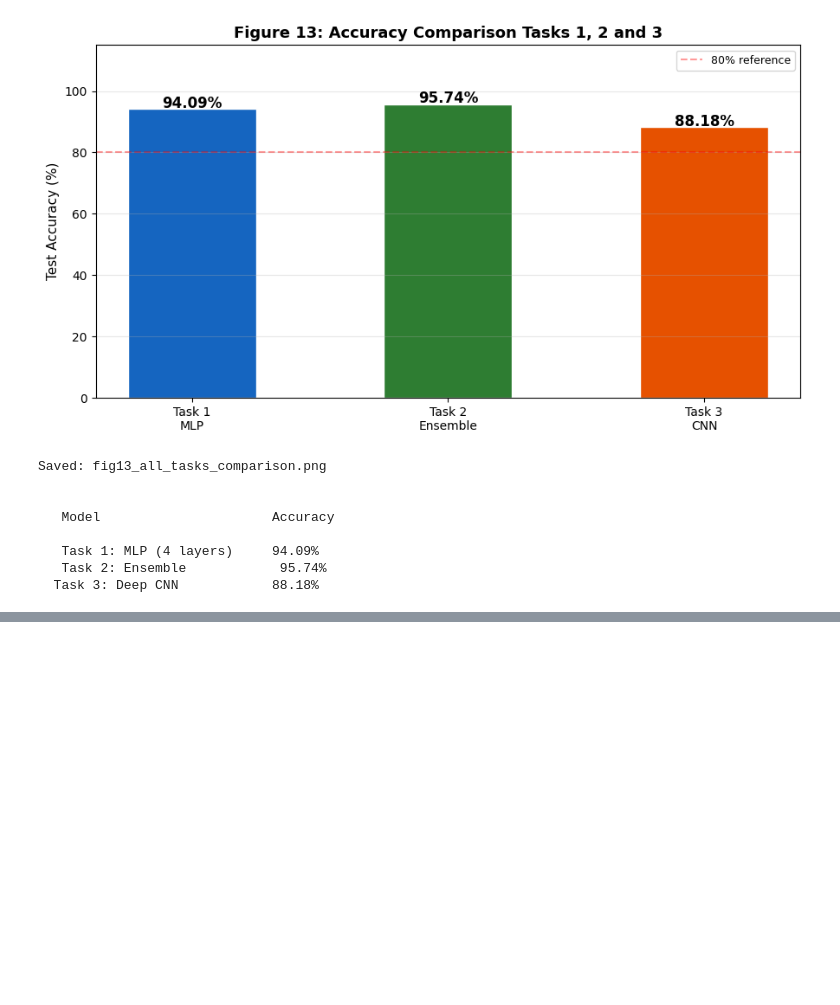
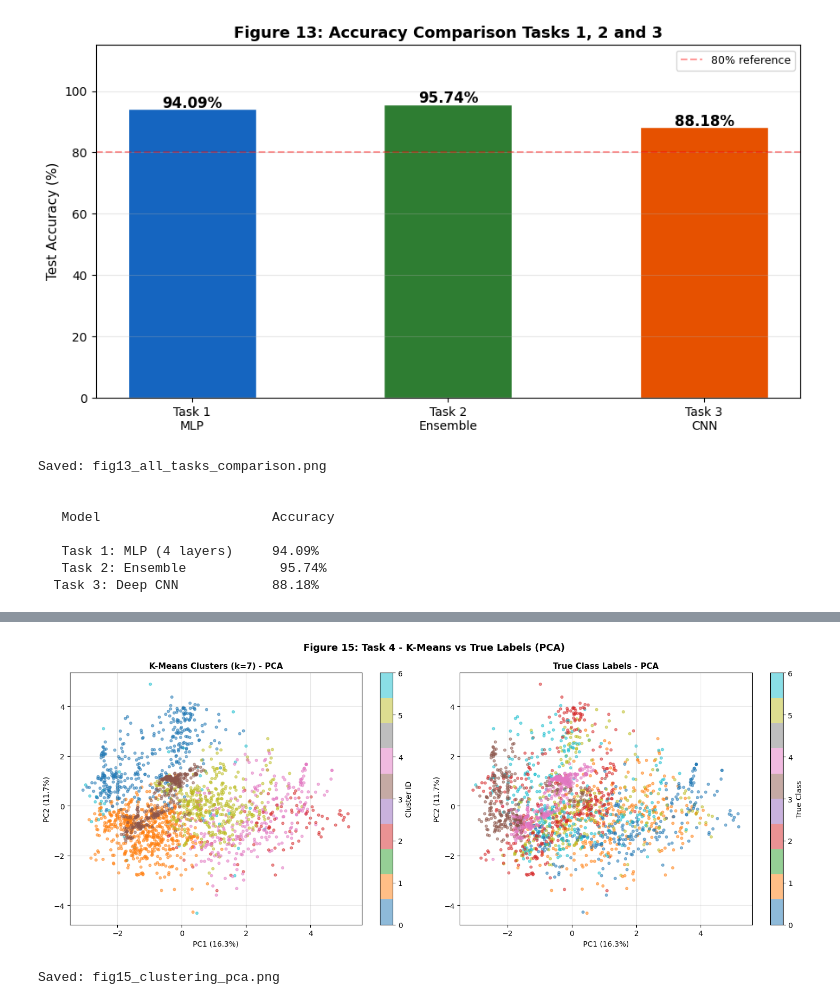
Before and after one commit to manthanfale62-glitch/OBESITY-LEVEL-CLASSIFICATION-USING-ARTIFICIAL-INTELLIGENCE-TECHNIQUES-, a Jupyter notebook: Notebook/Untitled-3.ipynb, the cells around one changed output, grey strips where cells are left out. Saved outputs shown, nothing was run; the diff lists cells and outputs as text; code cells hidden in the pictures; blank space fills up the shorter version.

```diff
--- a/Notebook/Untitled-3.ipynb
+++ b/Notebook/Untitled-3.ipynb
@@ -1458,0 +1550,23 @@ Saved: fig13_all_tasks_comparison.png
+# %%
+# Figure 15 - PCA Scatter
+pca   = PCA(n_components=2, random_state=42)
+X_pca = pca.fit_transform(X_scaled)
+fig, (ax1, ax2) = plt.subplots(1, 2, figsize=(15,6))
+sc1 = ax1.scatter(X_pca[:,0], X_pca[:,1], c=cluster_labels, cmap='tab10', alpha=0.5, s=12)
+ax1.set_title('K-Means Clusters (k=7) - PCA', fontsize=11, fontweight='bold')
+ax1.set_xlabel(f'PC1 ({pca.explained_variance_ratio_[0]*100:.1f}%)')
+ax1.set_ylabel(f'PC2 ({pca.explained_variance_ratio_[1]*100:.1f}%)')
+plt.colorbar(sc1, ax=ax1, label='Cluster ID'); ax1.grid(alpha=0.3)
+sc2 = ax2.scatter(X_pca[:,0], X_pca[:,1], c=y.values, cmap='tab10', alpha=0.5, s=12)
+ax2.set_title('True Class Labels - PCA', fontsize=11, fontweight='bold')
+ax2.set_xlabel(f'PC1 ({pca.explained_variance_ratio_[0]*100:.1f}%)')
+ax2.set_ylabel(f'PC2 ({pca.explained_variance_ratio_[1]*100:.1f}%)')
+plt.colorbar(sc2, ax=ax2, label='True Class'); ax2.grid(alpha=0.3)
+plt.suptitle('Figure 15: Task 4 - K-Means vs True Labels (PCA)', fontsize=13, fontweight='bold')
+plt.tight_layout()
+plt.savefig('fig15_clustering_pca.png', dpi=150, bbox_inches='tight')
+plt.show()
+print("Saved: fig15_clustering_pca.png")
+# %% [output]
+[figure, added]
+Saved: fig15_clustering_pca.png
```
Also changed, not shown: parts of 7 cells of this notebook, 3 other files.
